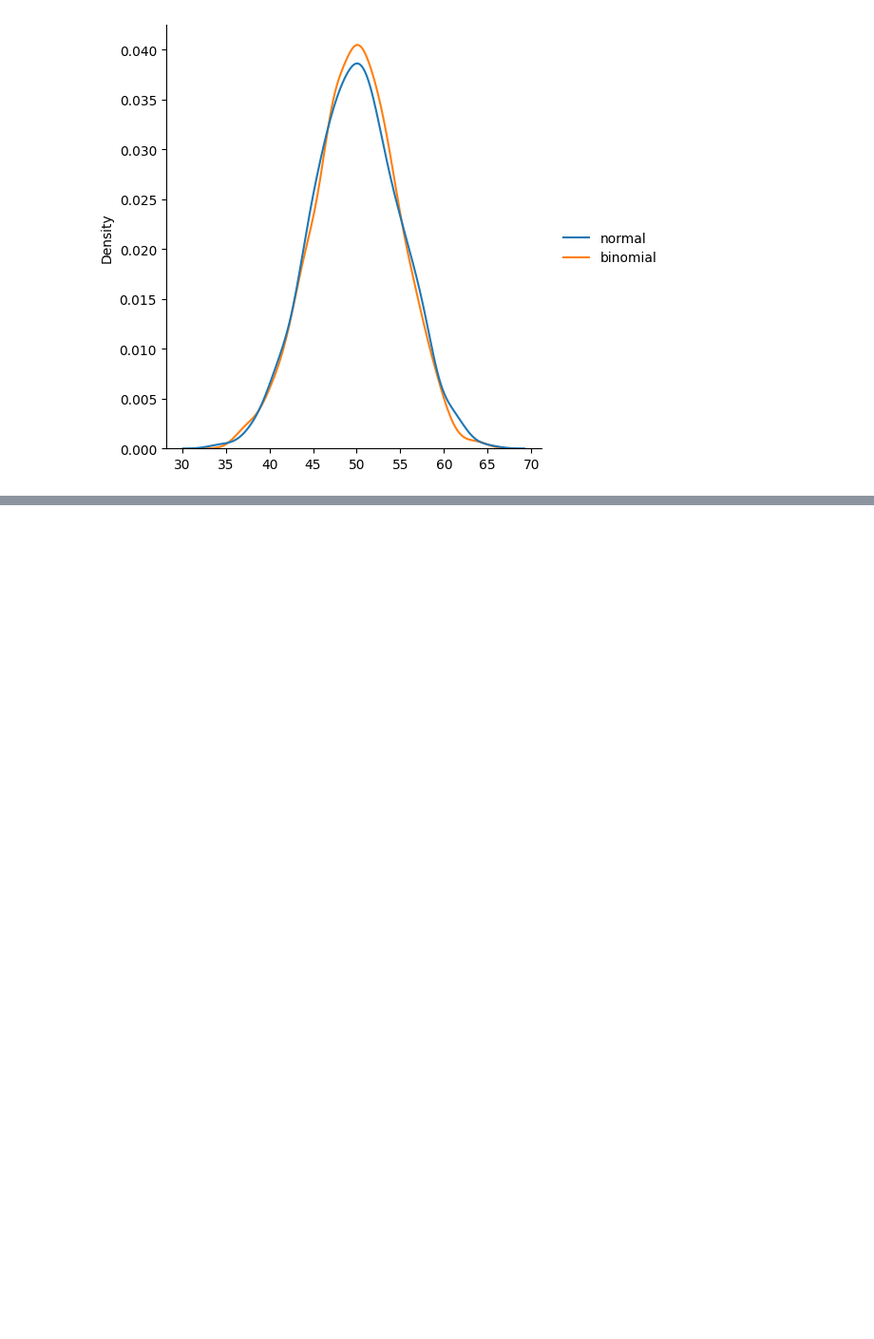
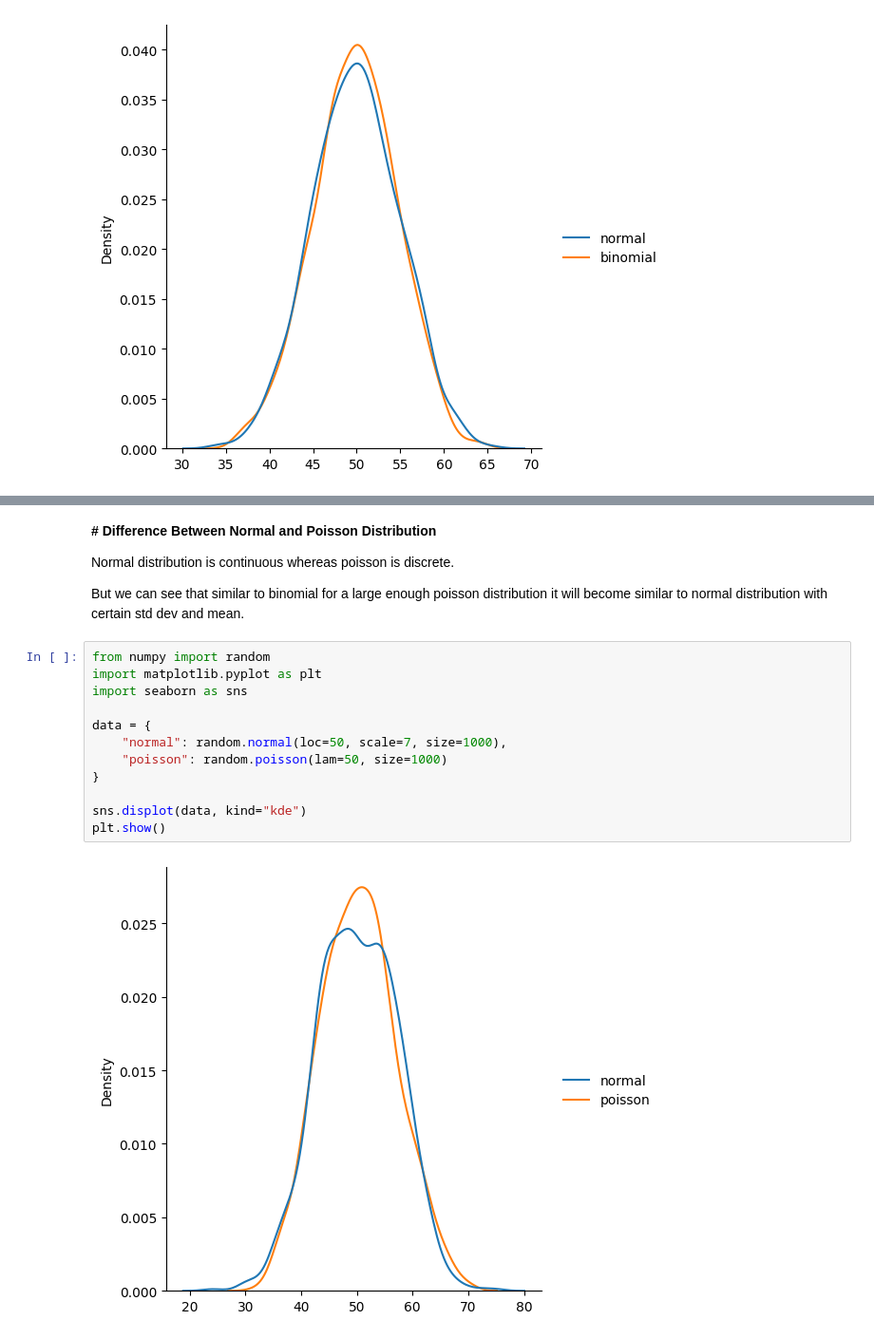
Before and after one commit to nitinyadav2188/DATA-SCIENCE, a Jupyter notebook: numpy.ipynb, the cells around one changed output, grey strips where cells are left out. Shown at 95% size. Saved outputs shown, nothing was run; the diff lists cells and outputs as text; blank space fills up the shorter version.

```diff
--- a/numpy.ipynb
+++ b/numpy.ipynb
@@ -1693,0 +1725,20 @@ plt.show()
+# %% [markdown]
+**# Difference Between Normal and Poisson Distribution**
+
+Normal distribution is continuous whereas poisson is discrete.
+
+But we can see that similar to binomial for a large enough poisson distribution it will become similar to normal distribution with certain std dev and mean.
+# %%
+from numpy import random
+import matplotlib.pyplot as plt
+import seaborn as sns
+
+data = {
+    "normal": random.normal(loc=50, scale=7, size=1000),
+    "poisson": random.poisson(lam=50, size=1000)
+}
+
+sns.displot(data, kind="kde")
+plt.show()
+# %% [output]
+[figure, added]
```
Also changed, not shown: parts of 6 cells of this notebook.
